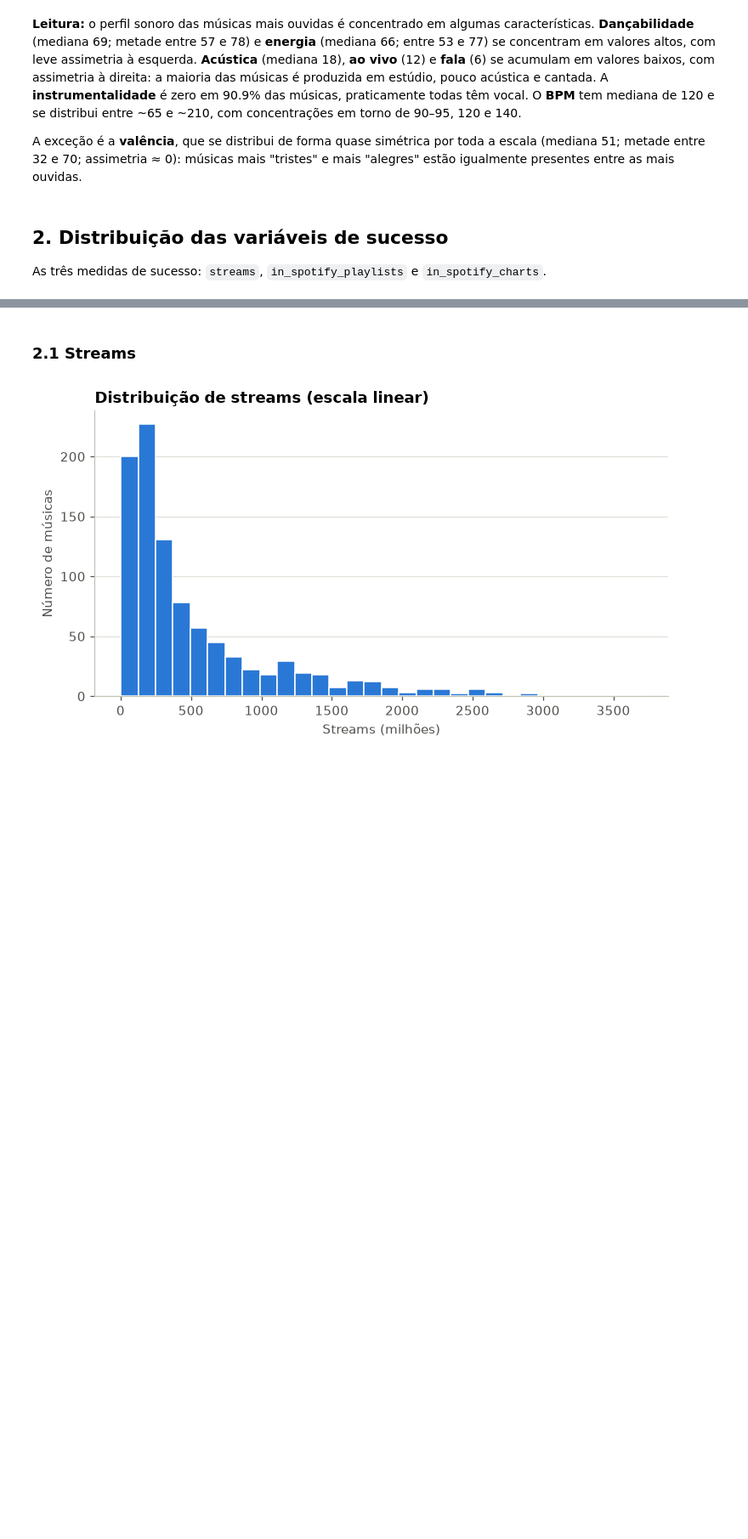
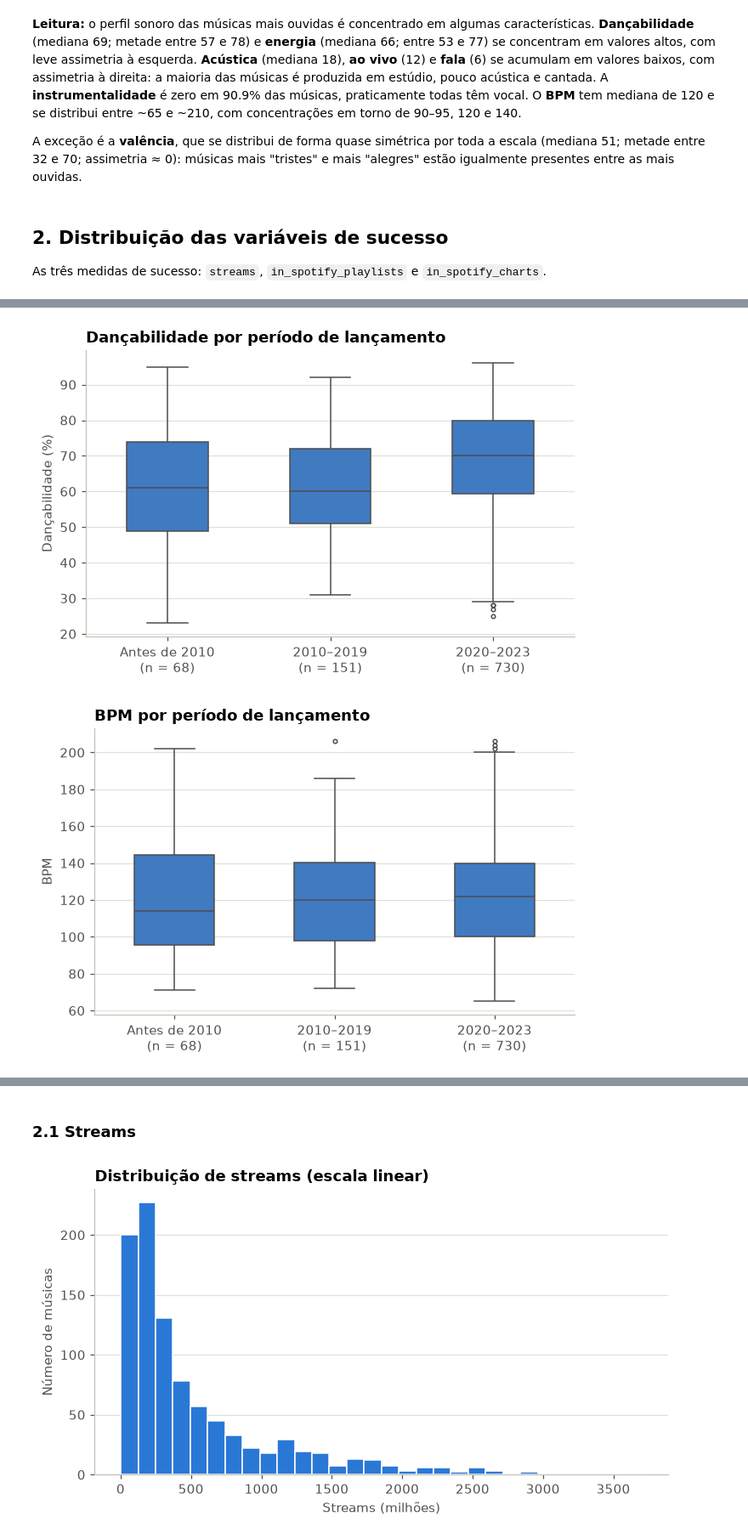
Before and after one commit to CarlosEduardodeCamposOlivera/spotify-streams-analysis, a Jupyter notebook: notebooks/03_analise_descritiva.ipynb, the cells around one changed output, grey strips where cells are left out. Shown at 85% size. Saved outputs shown, nothing was run; the diff lists cells and outputs as text; code cells hidden in the pictures; blank space fills up the shorter version.

```diff
--- a/notebooks/03_analise_descritiva.ipynb
+++ b/notebooks/03_analise_descritiva.ipynb
@@ -422,0 +513,14 @@ analisar_descritiva(df, variaveis_sucesso)
+# %%
+# Boxplot das características com maiores variações
+
+for coluna in ["danceability", "bpm", "valence"]:
+    rotulo_y = rotulos_pt[coluna] if coluna == "bpm" else f"{rotulos_pt[coluna]} (%)"
+    fig, ax = plotar_boxplot(
+        df, "periodo_lancamento", coluna, ordem=ordem_periodos,
+        titulo=f"{rotulos_pt[coluna]} por período de lançamento",
+        rotulo_y=rotulo_y,
+        caminho=f"../figures/periodo_{coluna}.png",
+    )
+# %% [output]
+[figure, added]
+[figure, added]
```
Also changed, not shown: parts of 13 cells of this notebook, 6 other files.
